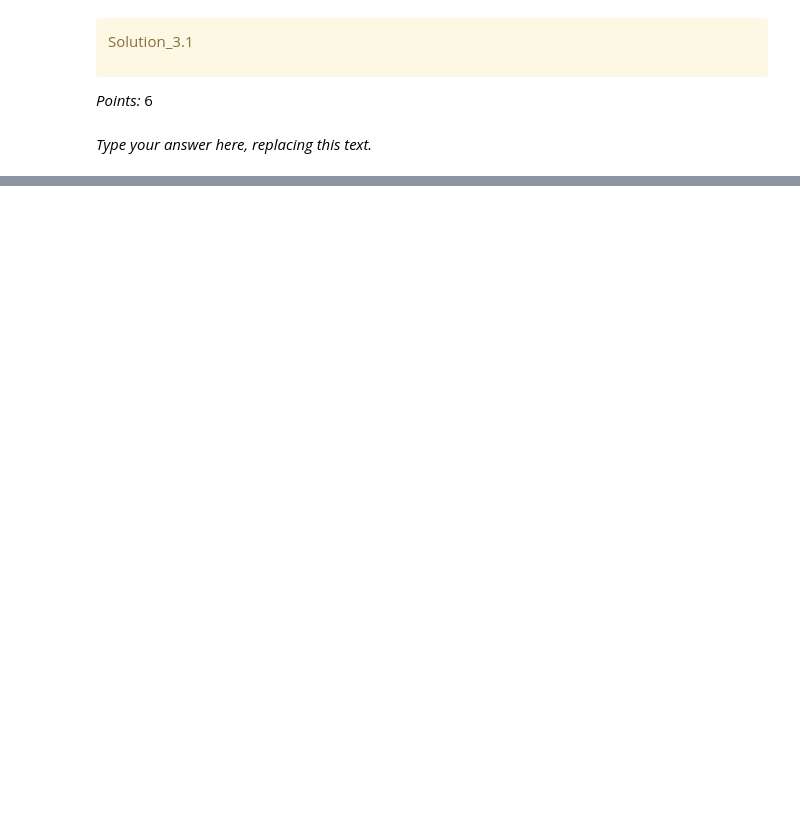
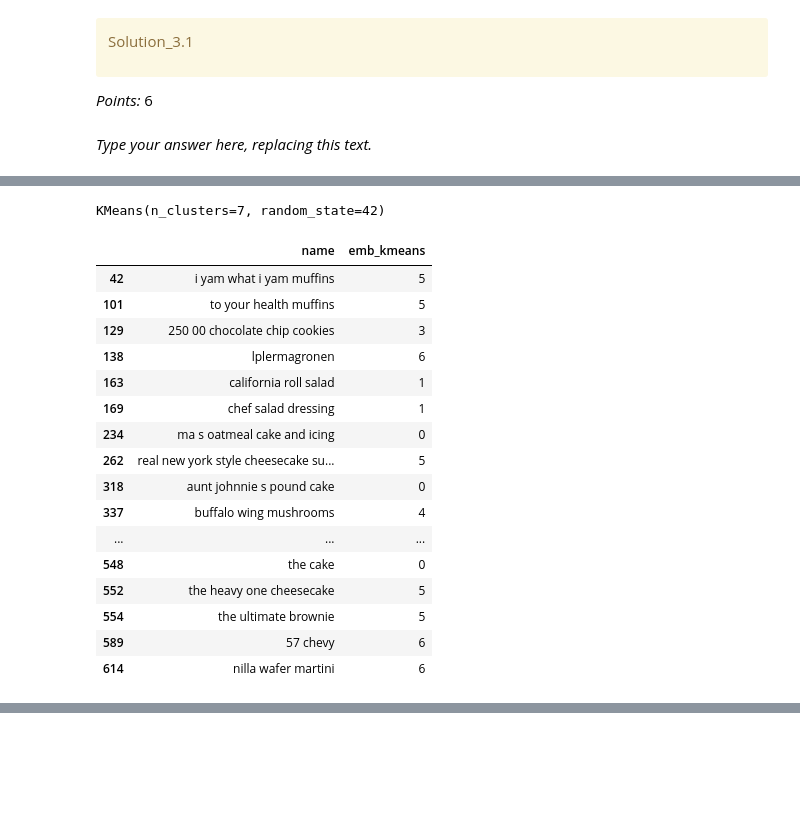
Before and after one commit to sillyyilly/cpsc330work, a Jupyter notebook: hw/hw6/hw6.ipynb, the cells around one changed output, grey strips where cells are left out. Drawn from its saved outputs; the diff is of its cells as text; code cells hidden in the pictures; blank space fills up the shorter version.

```diff
--- a/hw/hw6/hw6.ipynb
+++ b/hw/hw6/hw6.ipynb
@@ -839,0 +841,6 @@ _Type your answer here, replacing this text._
+# %%
+kmeans_emb_labels = kmeans.predict(embeddings)
+# %%
+recipes_df["emb_kmeans"] = kmeans_emb_labels
+emb_name_df = recipes_df[["name", 'emb_kmeans']]
+emb_name_df.head(15)
@@ -840,2 +864,31 @@ _Type your answer here, replacing this text._
+# %%
+kmeans = KMeans(n_clusters=7, random_state=42)
+kmeans.fit(embeddings)
+# %% [output]
+KMeans(n_clusters=7, random_state=42)
+# %%
+kmeans_emb_labels = kmeans.predict(embeddings)
+# %%
+recipes_df["emb_kmeans"] = kmeans_emb_labels
+emb_name_df = recipes_df[["name", 'emb_kmeans']]
+emb_name_df.head(30)
+# %% [output]
+|  | name | emb_kmeans |
+| 42 | i yam what i yam muffins | 5 |
+| 101 | to your health muffins | 5 |
+| 129 | 250 00 chocolate chip cookies | 3 |
+| 138 | lplermagronen | 6 |
+| 163 | california roll salad | 1 |
+| 169 | chef salad dressing | 1 |
+| 234 | ma s oatmeal cake and icing | 0 |
+| 262 | real new york style cheesecake su... | 5 |
+| 318 | aunt johnnie s pound cake | 0 |
+| 337 | buffalo wing mushrooms | 4 |
+| ... | ... | ... |
+| 548 | the cake | 0 |
+| 552 | the heavy one cheesecake | 5 |
+| 554 | the ultimate brownie | 5 |
+| 589 | 57 chevy | 6 |
+| 614 | nilla wafer martini | 6 |
 # %%
 ...
```
Also changed, not shown: parts of 18 cells of this notebook, 1 other file.
